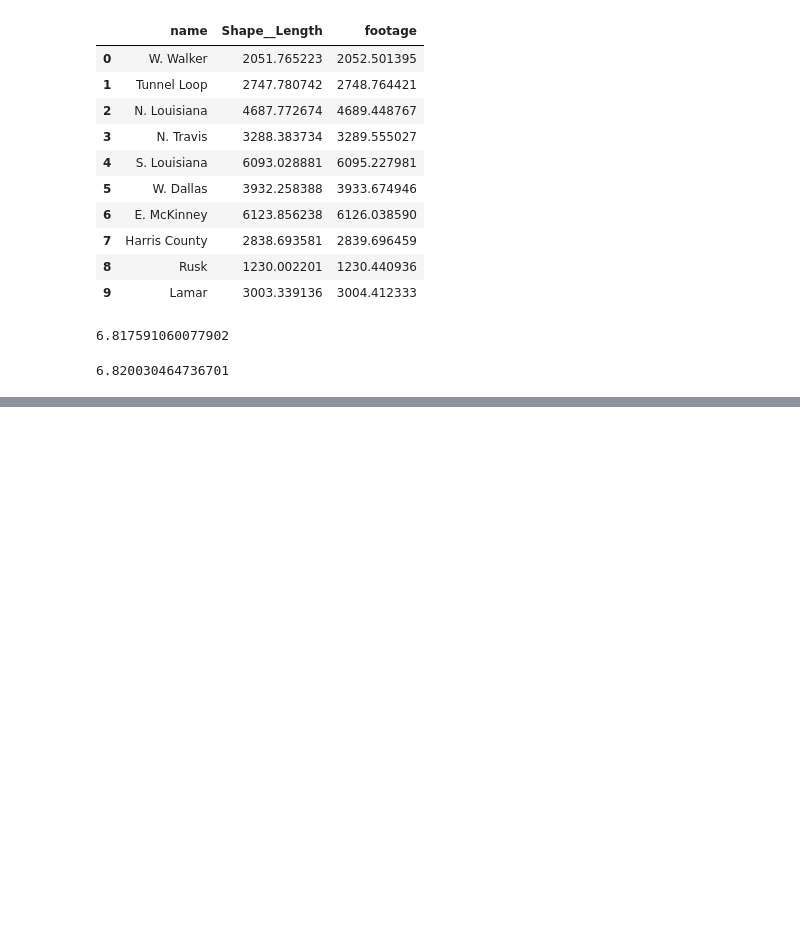
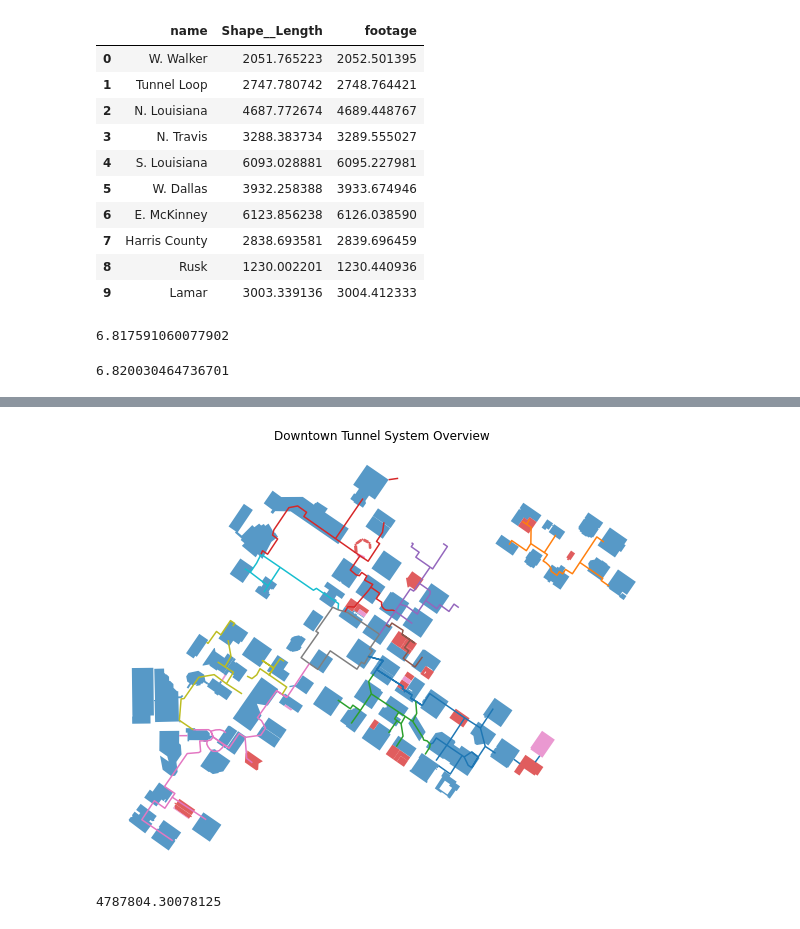
Before and after one commit to jorgegarcia1396/houston-tunnel-mapping, a Jupyter notebook: tunnels-eda.ipynb, the cells around one changed output, grey strips where cells are left out. Drawn from its saved outputs; the diff is of its cells as text; code cells hidden in the pictures; blank space fills up the shorter version.

```diff
--- a/tunnels-eda.ipynb
+++ b/tunnels-eda.ipynb
@@ -56,3 +56,6 @@ tunnels['Shape__Length'].sum() / 5280
 tunnels['footage'].sum() / 5280
 # %% [output]
 6.820030464736701
+# %%
+buildings = gpd.read_file('buildings-within-tunnels.geojson', engine='pyogrio')
+buildings.info()
@@ -58,0 +92,16 @@ tunnels['footage'].sum() / 5280
+# %%
+fig, ax = plt.subplots(1, 1, figsize=(10,10))
+ax.set_axis_off()
+
+buildings.plot(ax=ax, column='geomtype', alpha=0.75)
+tunnels.plot(ax=ax, column='name')
+plt.title('Downtown Tunnel System Overview')
+plt.show()
+# %% [output]
+[figure, added]
+# %%
+# Total Square Footage of buildings
+
+buildings['Shape__Area'].sum()
+# %% [output]
+4787804.30078125
```
Also changed, not shown: parts of 3 cells of this notebook, 2 other files.
